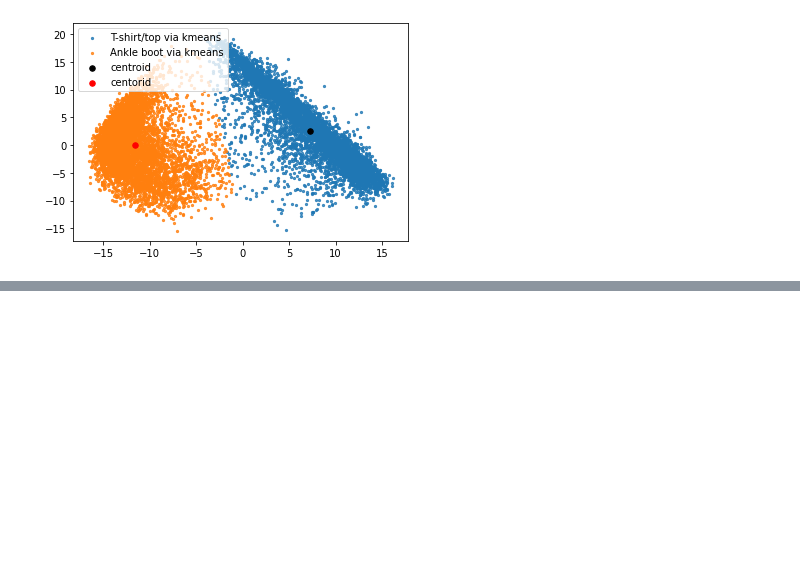
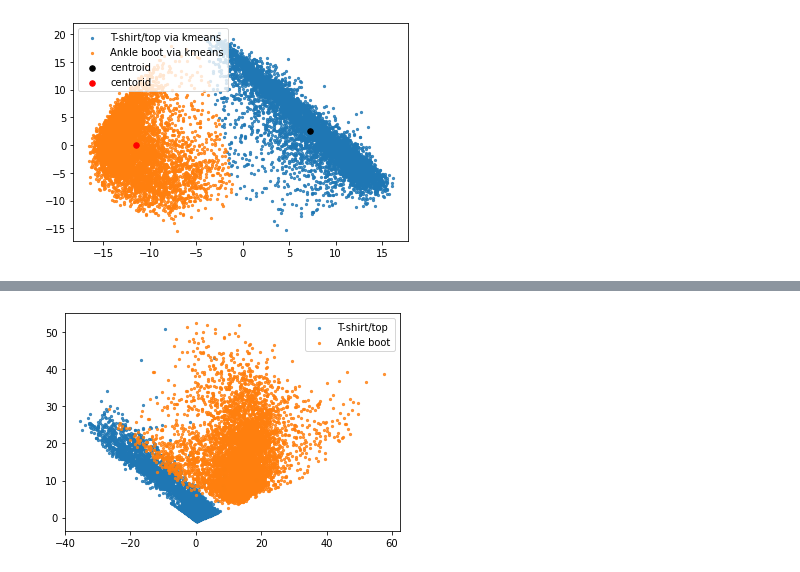
Before and after one commit to ZChen143/ML, a Jupyter notebook: ml.ipynb, the cells around one changed output, grey strips where cells are left out. Cells and saved outputs as stored; diff of their text form; code cells hidden in the pictures; blank space fills up the shorter version.

```diff
--- a/ml.ipynb
+++ b/ml.ipynb
@@ -631,0 +775,20 @@ plt.show()
+# %%
+myAE2=Autoencoder().cuda()
+optimizer = torch.optim.Adam(myAE2.parameters(), lr=1e-2)
+#Start training
+all_loss = []
+outputs = []
+for epoch in range(max_epochs):
+    for data in train_loader:
+        img, label = data
+        img = img.view(batch_size,-1)
+        optimizer.zero_grad()
+        _,recon = myAE2(img.cuda())
+        img = img.view(batch_size,1,28,28)
+        recon = recon.view(batch_size,1,28,28)
+        loss = criterion(recon, img.cuda())
+        loss.backward()
+        optimizer.step()
+    print('Epoch:{}, Loss:{:.4f}'.format(epoch, float(loss)))
+    all_loss.append(float(loss))
+    outputs.append((epoch, img, recon),)
@@ -631,0 +816,22 @@ plt.show()
+# %%
+data_class_0 = []
+data_class_9 = []
+for data in train_loader:
+    img, label = data
+    i = 0
+    for im in img:
+        im=im.view(-1,28*28)
+        if(label[i] == 0):
+            x,_ = myAE2(im.cuda())
+            data_class_0.append(x[0].cpu().detach().numpy())
+        elif(label[i] == 9):
+            x,_ = myAE2(im.cuda())
+            data_class_9.append(x[0].cpu().detach().numpy())
+        i+=1
+# %%
+plt.scatter(pd.DataFrame(data_class_0)[:][0],pd.DataFrame(data_class_0)[:][1],s=5,alpha=0.8)
+plt.scatter(pd.DataFrame(data_class_9)[:][0],pd.DataFrame(data_class_9)[:][1],s=5,alpha=0.8)
+plt.legend([classes[0],classes[9]])
+plt.show()
+# %% [output]
+[figure, added]
```
Also changed, not shown: parts of 30 cells of this notebook.
